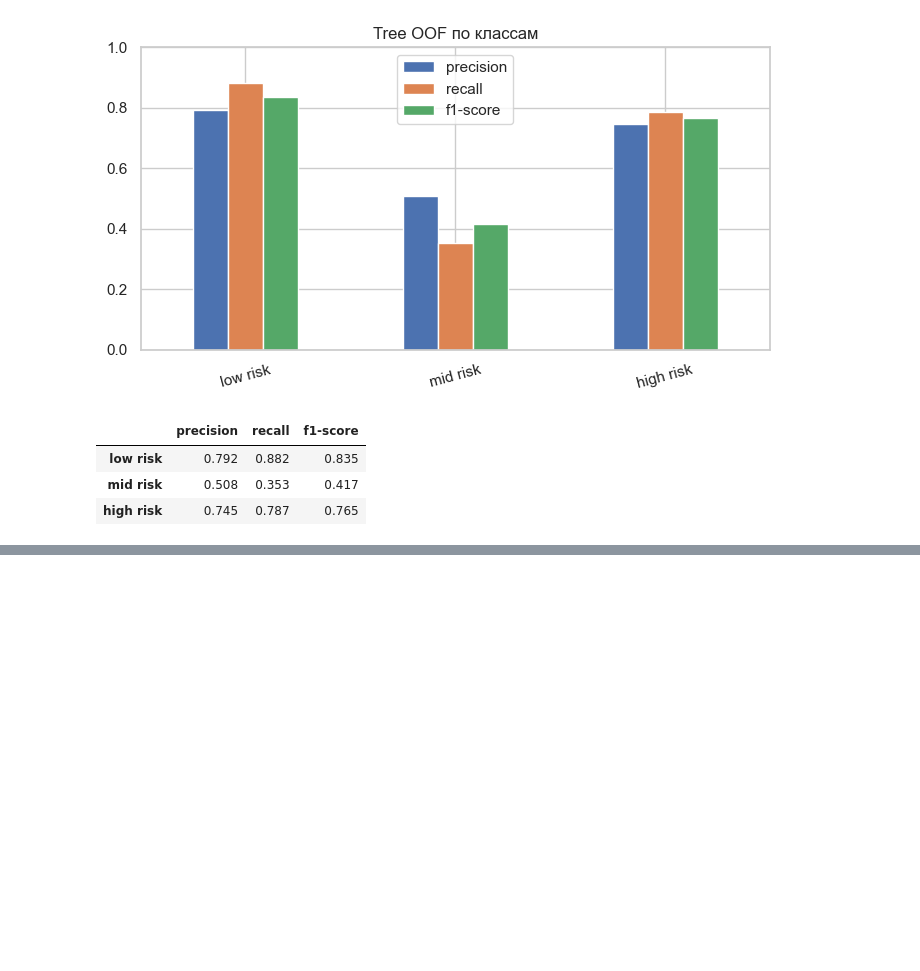
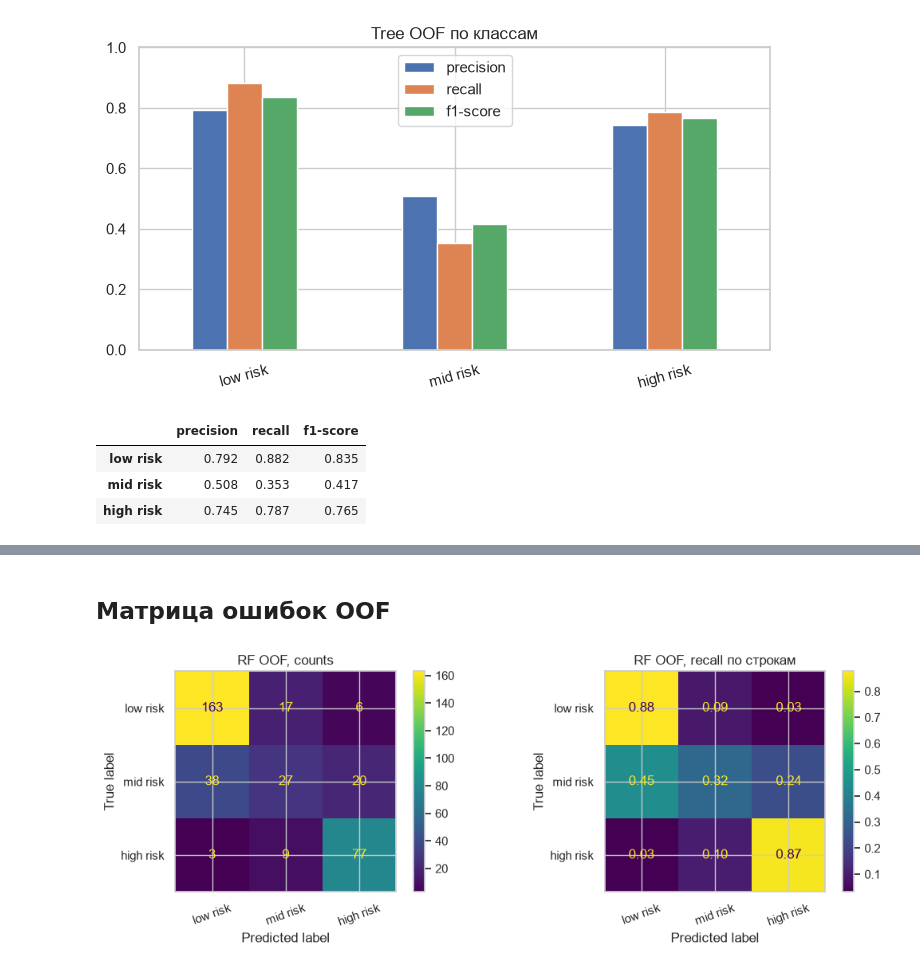
Before and after one commit to NexPG/risk-of-pregnancy, a Jupyter notebook: code/trainer.ipynb, the cells around one changed output, grey strips where cells are left out. Drawn from its saved outputs; the diff is of its cells as text; code cells hidden in the pictures; blank space fills up the shorter version.

```diff
--- a/code/trainer.ipynb
+++ b/code/trainer.ipynb
@@ -421,0 +493,11 @@ display(per.round(3))
+# %%
+rf_oof = cross_val_predict(rf_search.best_estimator_, X_train, y_train, cv=cv, n_jobs=-1)
+
+print("best:", rf_search.best_params_)
+print(f"CV f1_macro: {rf_search.best_score_:.3f} ± {rf_search.cv_results_['std_test_score'][rf_search.best_index_]:.3f}")
+print(f"OOF accuracy : {accuracy_score(y_train, rf_oof):.3f}")
+print(f"OOF f1_macro : {f1_score(y_train, rf_oof, average='macro'):.3f}")
+print("OOF recall    :", dict(zip(LABELS, recall_score(y_train, rf_oof, labels=LABELS, average=None).round(3))))
+print("OOF precision :", dict(zip(LABELS, precision_score(y_train, rf_oof, labels=LABELS, average=None).round(3))))
+print()
+print(classification_report(y_train, rf_oof, labels=LABELS, digits=3))
@@ -421,0 +521,17 @@ display(per.round(3))
+# %% [markdown]
+## Матрица ошибок OOF
+# %%
+fig, axes = plt.subplots(1, 2, figsize=(11, 4))
+ConfusionMatrixDisplay.from_predictions(
+    y_train, rf_oof, labels=LABELS, ax=axes[0], xticks_rotation=20
+)
+axes[0].set_title("RF OOF, counts")
+ConfusionMatrixDisplay.from_predictions(
+    y_train, rf_oof, labels=LABELS, normalize="true",
+    values_format=".2f", ax=axes[1], xticks_rotation=20
+)
+axes[1].set_title("RF OOF, recall по строкам")
+plt.tight_layout()
+plt.show()
+# %% [output]
+[figure, added]
```
Also changed, not shown: parts of 11 cells of this notebook.
